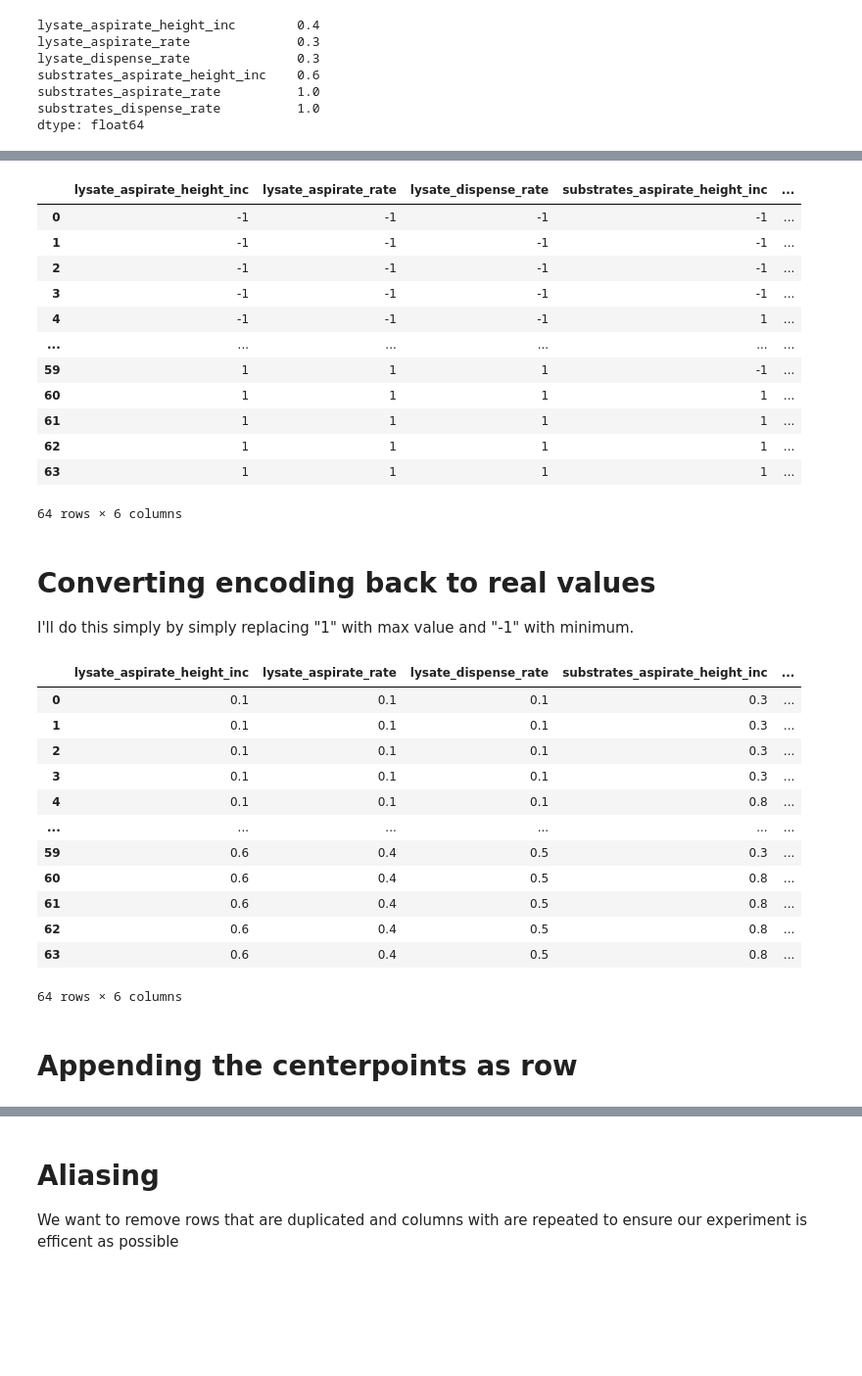
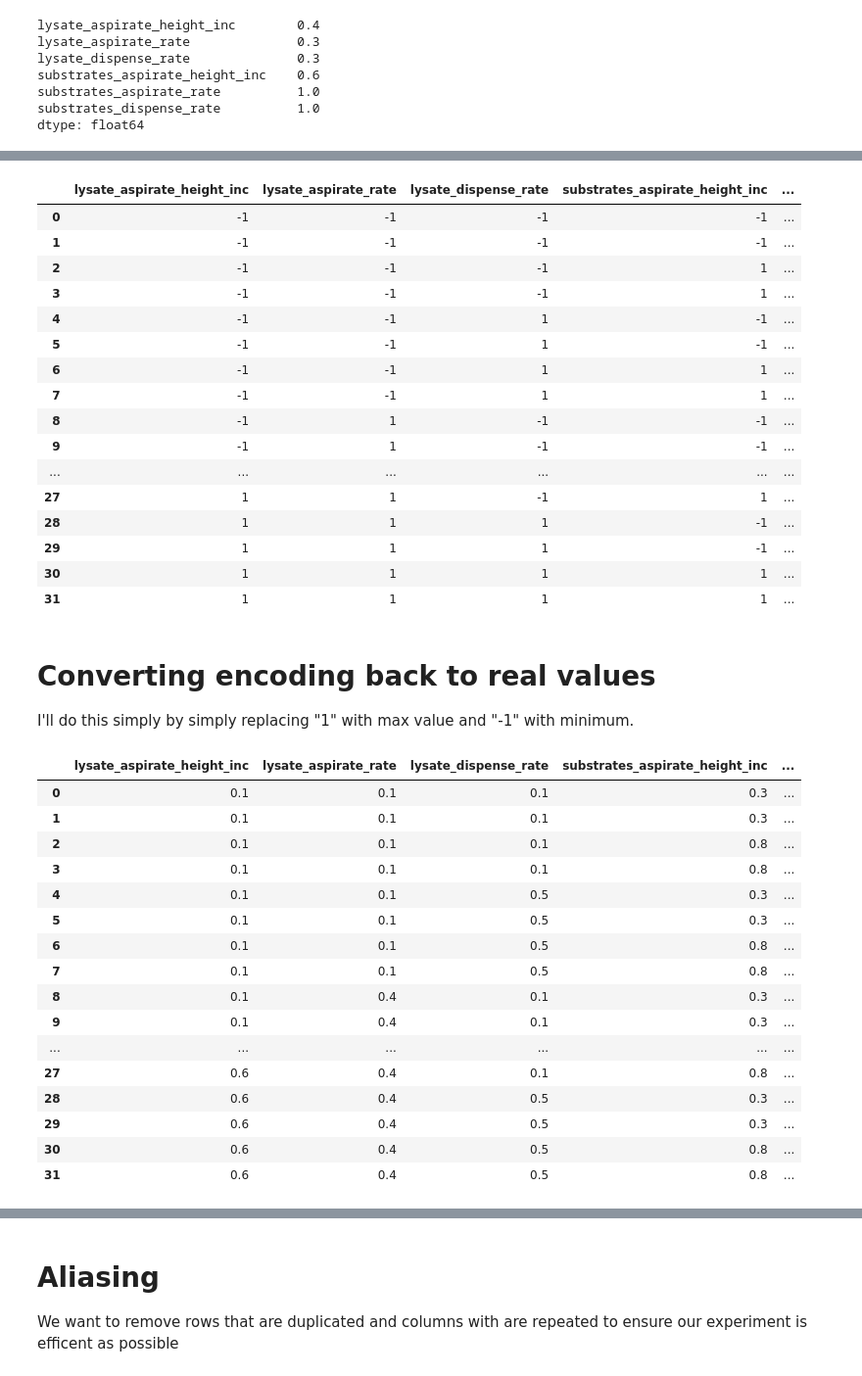
Before and after one commit to Laohakunakorn-Group/NLLAB_OT2_Protocol_Dev, a Jupyter notebook: Technical_error_active_learning/src/active_learning/doe_test.ipynb, the cells around one changed output, grey strips where cells are left out. Shown at 98% size. Drawn from its saved outputs; the diff is of its cells as text; code cells hidden in the pictures; blank space fills up the shorter version.

Commit message:
Changed experimental design to 1/2 factorial.

```diff
--- a/Technical_error_active_learning/src/active_learning/doe_test.ipynb
+++ b/Technical_error_active_learning/src/active_learning/doe_test.ipynb
@@ -215,26 +217,30 @@ Number of runs = 2** number of factors
 # %%
 
 # initialise experimental design
-experimental_design = dexpy.factorial.build_factorial(number_of_factors, 2**number_of_factors)
+experimental_design = dexpy.factorial.build_factorial(number_of_factors, 2**(number_of_factors-1))
 
 # label columns with factor names
 experimental_design.columns = names_of_factors
 
 experimental_design
 # %% [output]
 |  | lysate_aspirate_height_inc | lysate_aspirate_rate | lysate_dispense_rate | substrates_aspirate_height_inc | ... |
 | 0 | -1 | -1 | -1 | -1 | ... |
 | 1 | -1 | -1 | -1 | -1 | ... |
-| 2 | -1 | -1 | -1 | -1 | ... |
-| 3 | -1 | -1 | -1 | -1 | ... |
-| 4 | -1 | -1 | -1 | 1 | ... |
+| 2 | -1 | -1 | -1 | 1 | ... |
+| 3 | -1 | -1 | -1 | 1 | ... |
+| 4 | -1 | -1 | 1 | -1 | ... |
+| 5 | -1 | -1 | 1 | -1 | ... |
+| 6 | -1 | -1 | 1 | 1 | ... |
+| 7 | -1 | -1 | 1 | 1 | ... |
+| 8 | -1 | 1 | -1 | -1 | ... |
+| 9 | -1 | 1 | -1 | -1 | ... |
 | ... | ... | ... | ... | ... | ... |
-| 59 | 1 | 1 | 1 | -1 | ... |
-| 60 | 1 | 1 | 1 | 1 | ... |
-| 61 | 1 | 1 | 1 | 1 | ... |
-| 62 | 1 | 1 | 1 | 1 | ... |
-| 63 | 1 | 1 | 1 | 1 | ... |
+| 27 | 1 | 1 | -1 | 1 | ... |
+| 28 | 1 | 1 | 1 | -1 | ... |
+| 29 | 1 | 1 | 1 | -1 | ... |
+| 30 | 1 | 1 | 1 | 1 | ... |
+| 31 | 1 | 1 | 1 | 1 | ... |
-64 rows × 6 columns
 # %% [markdown]
 # Converting encoding back to real values
 
@@ -267,15 +273,17 @@ experimental_design
 |  | lysate_aspirate_height_inc | lysate_aspirate_rate | lysate_dispense_rate | substrates_aspirate_height_inc | ... |
 | 0 | 0.1 | 0.1 | 0.1 | 0.3 | ... |
 | 1 | 0.1 | 0.1 | 0.1 | 0.3 | ... |
-| 2 | 0.1 | 0.1 | 0.1 | 0.3 | ... |
-| 3 | 0.1 | 0.1 | 0.1 | 0.3 | ... |
-| 4 | 0.1 | 0.1 | 0.1 | 0.8 | ... |
+| 2 | 0.1 | 0.1 | 0.1 | 0.8 | ... |
+| 3 | 0.1 | 0.1 | 0.1 | 0.8 | ... |
+| 4 | 0.1 | 0.1 | 0.5 | 0.3 | ... |
+| 5 | 0.1 | 0.1 | 0.5 | 0.3 | ... |
+| 6 | 0.1 | 0.1 | 0.5 | 0.8 | ... |
+| 7 | 0.1 | 0.1 | 0.5 | 0.8 | ... |
+| 8 | 0.1 | 0.4 | 0.1 | 0.3 | ... |
+| 9 | 0.1 | 0.4 | 0.1 | 0.3 | ... |
 | ... | ... | ... | ... | ... | ... |
-| 59 | 0.6 | 0.4 | 0.5 | 0.3 | ... |
-| 60 | 0.6 | 0.4 | 0.5 | 0.8 | ... |
-| 61 | 0.6 | 0.4 | 0.5 | 0.8 | ... |
-| 62 | 0.6 | 0.4 | 0.5 | 0.8 | ... |
-| 63 | 0.6 | 0.4 | 0.5 | 0.8 | ... |
+| 27 | 0.6 | 0.4 | 0.1 | 0.8 | ... |
+| 28 | 0.6 | 0.4 | 0.5 | 0.3 | ... |
+| 29 | 0.6 | 0.4 | 0.5 | 0.3 | ... |
+| 30 | 0.6 | 0.4 | 0.5 | 0.8 | ... |
+| 31 | 0.6 | 0.4 | 0.5 | 0.8 | ... |
-64 rows × 6 columns
-# %% [markdown]
-# Appending the centerpoints as row
```
Also changed, not shown: parts of 11 cells of this notebook.
